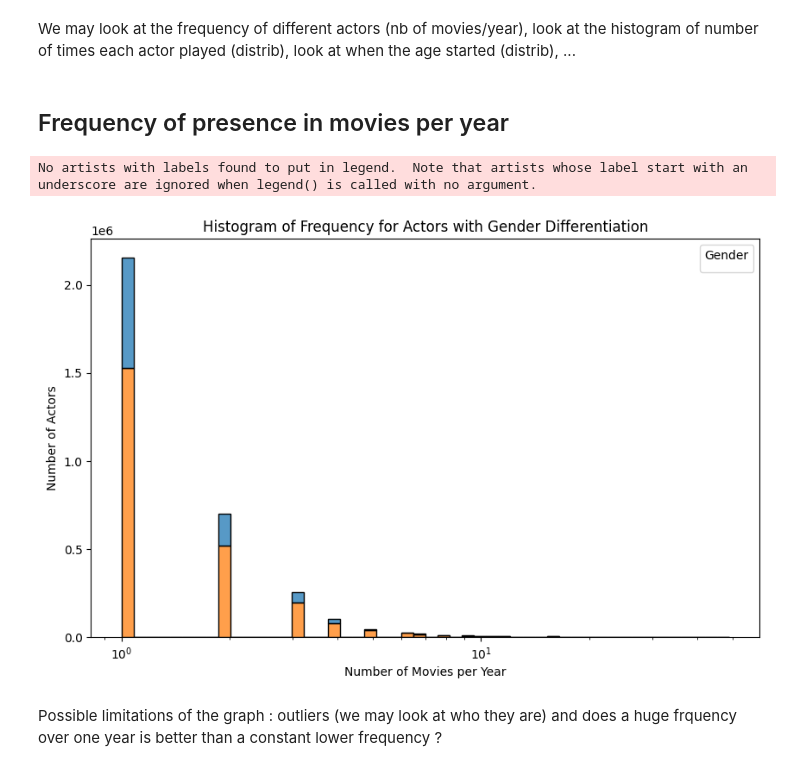
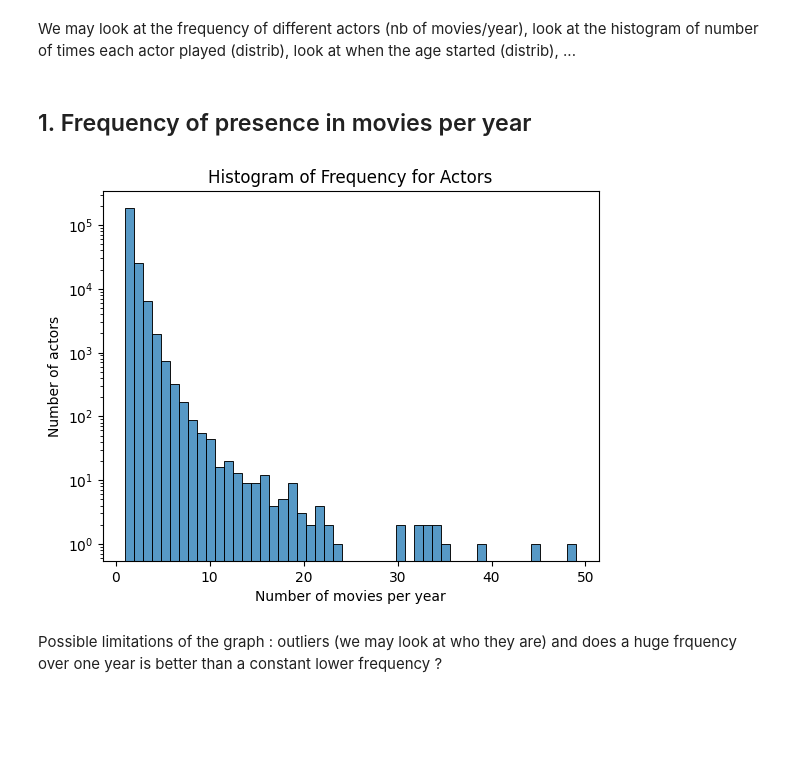
Before and after one commit to epfl-ada/ada-2023-project-datacuisiniers, a Jupyter notebook: p2_Malo.ipynb, the cells around one changed output. Cells and saved outputs as stored; diff of their text form; code cells hidden in the pictures; blank space fills up the shorter version.

Commit message:
new results for span + issue w/ scatter plot

```diff
--- a/p2_Malo.ipynb
+++ b/p2_Malo.ipynb
@@ -52,26 +52,18 @@ char = character_df.groupby('movie_id').character.count()
 # %% [markdown]
 We may look at the frequency of different actors (nb of movies/year), look at the histogram of number of times each actor played (distrib), look at when the age started (distrib), ...
 # %% [markdown]
-## Frequency of presence in movies per year
+## 1. Frequency of presence in movies per year
 # %%
 character_df['release_date'] = pd.to_datetime(character_df['release_date'], errors='coerce')
 
 frequency_df = character_df.groupby(['actor_name', character_df['release_date'].dt.year]).size().reset_index(name='movie_count')
-
-# Merge gender information into frequency_df
-frequency_df = frequency_df.merge(character_df[['actor_name', 'gender']], on='actor_name', how='inner')
-
-# Plotting with hue for gender
-plt.figure(figsize=(10, 6))
-sns.histplot(data=frequency_df, x='movie_count', bins=50, log_scale=True, hue='gender', multiple='stack')
-plt.ylabel("Number of Actors")
-plt.xlabel("Number of Movies per Year")
-plt.title('Histogram of Frequency for Actors with Gender Differentiation')
-plt.legend(title='Gender')
+sns.histplot(frequency_df['movie_count'], bins = 50, log = True)
+plt.ylabel("Number of actors")
+plt.xlabel("Number of movies per year")
+plt.title('Histogram of Frequency for Actors')
 plt.show()
 # %% [output]
-No artists with labels found to put in legend.  Note that artists whose label start with an underscore are ignored when legend() is called with no argument.
-[figure, old version]
+[figure, new version]
 # %% [markdown]
 Possible limitations of the graph : outliers (we may look at who they are) and does a huge frquency over one year is better than a constant lower frequency ?
 # %%
```
Also changed, not shown: parts of 26 cells of this notebook.
